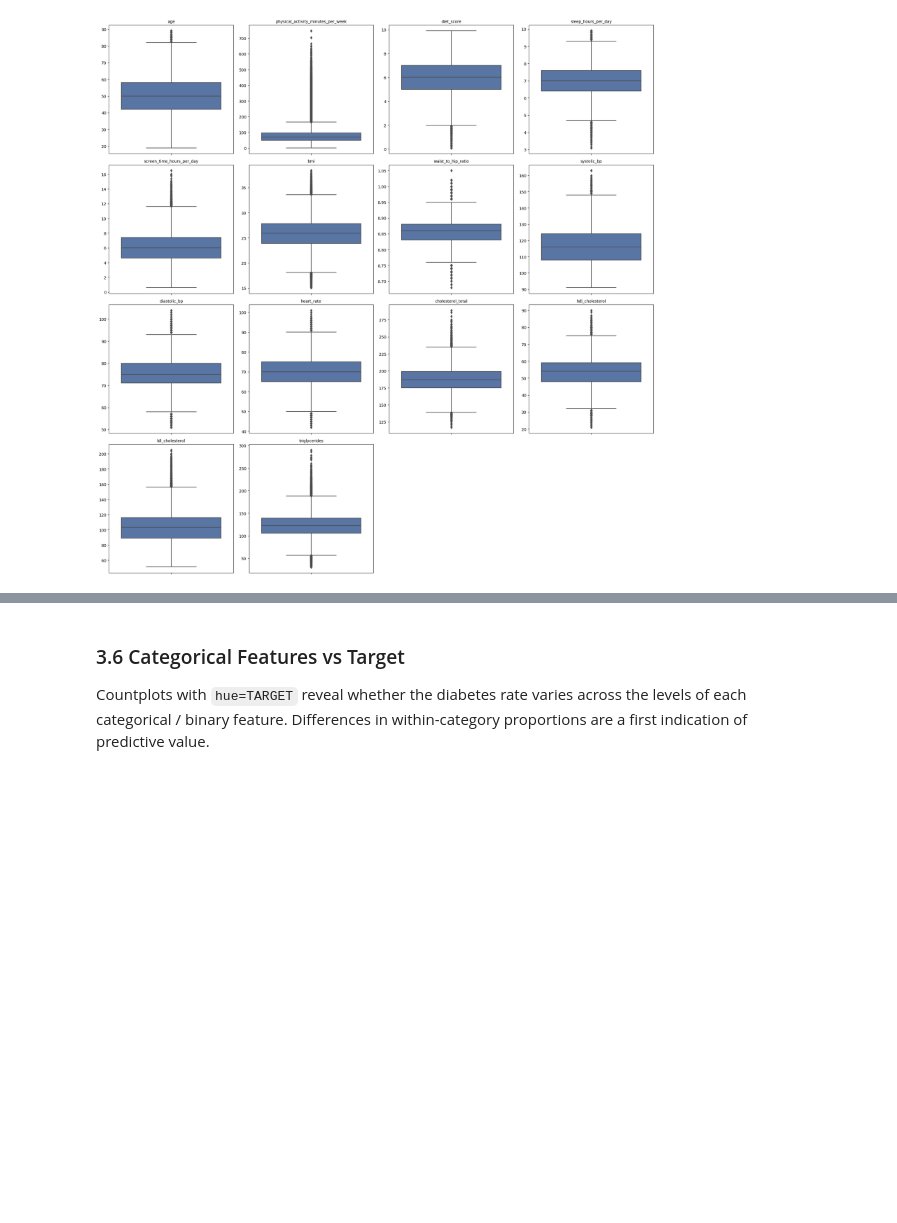
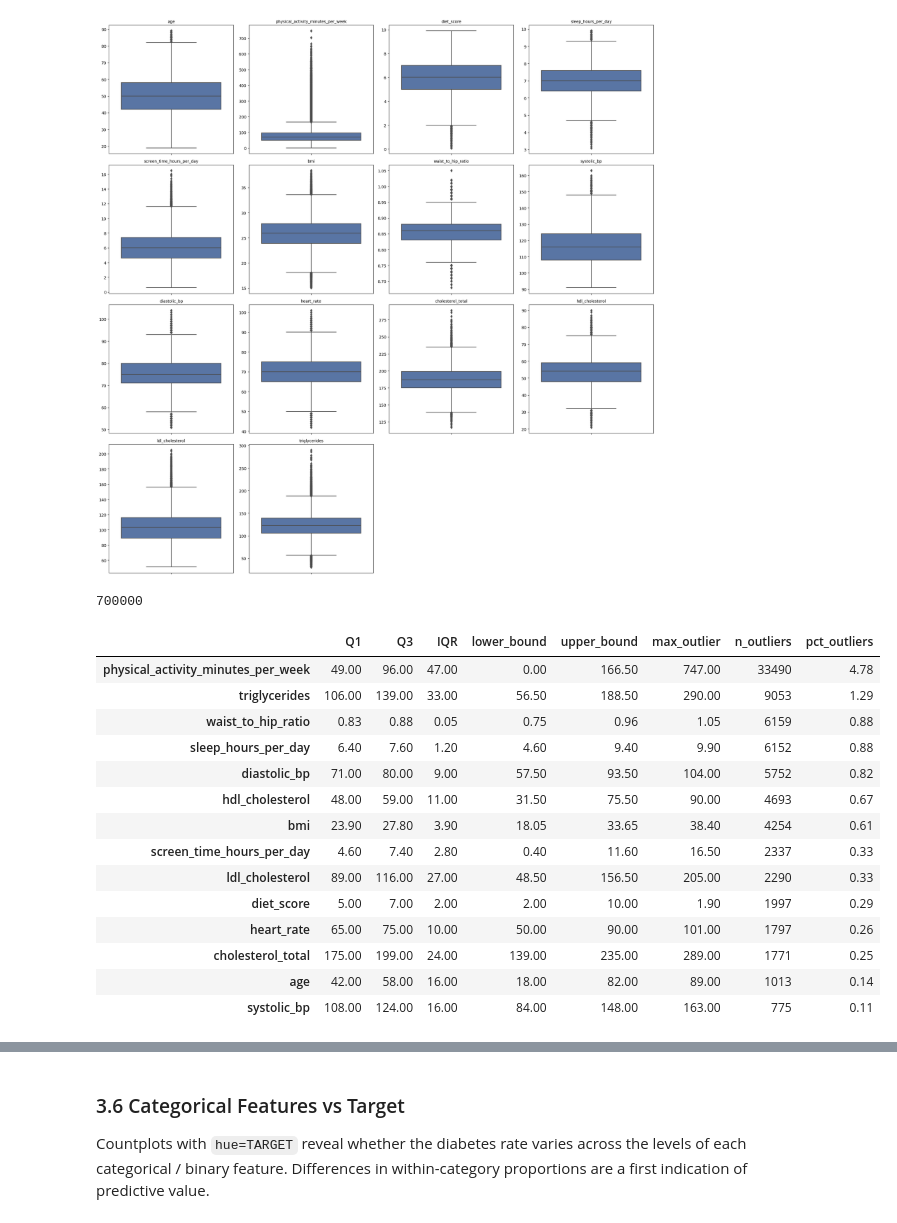
Before and after one commit to LorenzoSansone/Sansone-Diabetes-Prediction-Challenge, a Jupyter notebook: diabetes_prediction.ipynb, the cells around one changed output, grey strips where cells are left out. Saved outputs shown, nothing was run; the diff lists cells and outputs as text; code cells hidden in the pictures; blank space fills up the shorter version.

```diff
--- a/diabetes_prediction.ipynb
+++ b/diabetes_prediction.ipynb
@@ -530,3 +531,52 @@ plt.tight_layout()
 plt.show()
 # %% [output]
 [figure]
+# %%
+len(df)
+# %% [output]
+700000
+# %%
+# IQR-based outlier detection (pandas .quantile())
+Q1 = df[numeric_cols].quantile(0.25) #
+Q3 = df[numeric_cols].quantile(0.75)
+IQR = Q3 - Q1
+
+# Boundaries
+lower_bound = Q1 - 1.5 * IQR
+upper_bound = Q3 + 1.5 * IQR
+
+# outliers per column
+outlier_mask = (df[numeric_cols] < lower_bound) | (df[numeric_cols] > upper_bound)
+n_outliers = outlier_mask.sum()
+pct_outliers = (n_outliers / len(df) * 100).round(2)
+
+max_outlier = df[numeric_cols].where(outlier_mask).max()
+
+iqr_summary = pd.DataFrame({
+    'Q1': Q1.round(2),
+    'Q3': Q3.round(2),
+    'IQR': IQR.round(2),
+    'lower_bound': lower_bound.clip(lower=0).round(2),
+    'upper_bound': upper_bound.round(2),
+    'max_outlier':max_outlier,
+    'n_outliers': n_outliers,
+    'pct_outliers': pct_outliers,
+}).sort_values('n_outliers', ascending=False)
+
+iqr_summary
+# %% [output]
+|  | Q1 | Q3 | IQR | lower_bound | upper_bound | max_outlier | n_outliers | pct_outliers |
+| physical_activity_minutes_per_week | 49.00 | 96.00 | 47.00 | 0.00 | 166.50 | 747.00 | 33490 | 4.78 |
+| triglycerides | 106.00 | 139.00 | 33.00 | 56.50 | 188.50 | 290.00 | 9053 | 1.29 |
+| waist_to_hip_ratio | 0.83 | 0.88 | 0.05 | 0.75 | 0.96 | 1.05 | 6159 | 0.88 |
+| sleep_hours_per_day | 6.40 | 7.60 | 1.20 | 4.60 | 9.40 | 9.90 | 6152 | 0.88 |
+| diastolic_bp | 71.00 | 80.00 | 9.00 | 57.50 | 93.50 | 104.00 | 5752 | 0.82 |
+| hdl_cholesterol | 48.00 | 59.00 | 11.00 | 31.50 | 75.50 | 90.00 | 4693 | 0.67 |
+| bmi | 23.90 | 27.80 | 3.90 | 18.05 | 33.65 | 38.40 | 4254 | 0.61 |
+| screen_time_hours_per_day | 4.60 | 7.40 | 2.80 | 0.40 | 11.60 | 16.50 | 2337 | 0.33 |
+| ldl_cholesterol | 89.00 | 116.00 | 27.00 | 48.50 | 156.50 | 205.00 | 2290 | 0.33 |
+| diet_score | 5.00 | 7.00 | 2.00 | 2.00 | 10.00 | 1.90 | 1997 | 0.29 |
+| heart_rate | 65.00 | 75.00 | 10.00 | 50.00 | 90.00 | 101.00 | 1797 | 0.26 |
+| cholesterol_total | 175.00 | 199.00 | 24.00 | 139.00 | 235.00 | 289.00 | 1771 | 0.25 |
+| age | 42.00 | 58.00 | 16.00 | 18.00 | 82.00 | 89.00 | 1013 | 0.14 |
+| systolic_bp | 108.00 | 124.00 | 16.00 | 84.00 | 148.00 | 163.00 | 775 | 0.11 |
```
Also changed, not shown: parts of 6 cells of this notebook.
